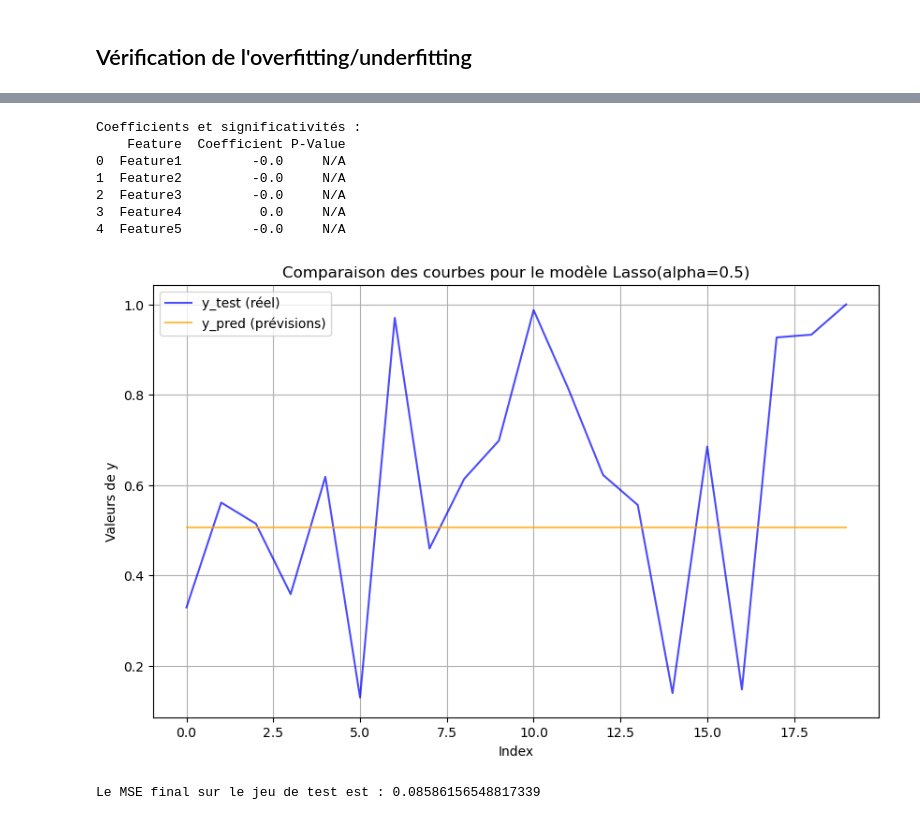
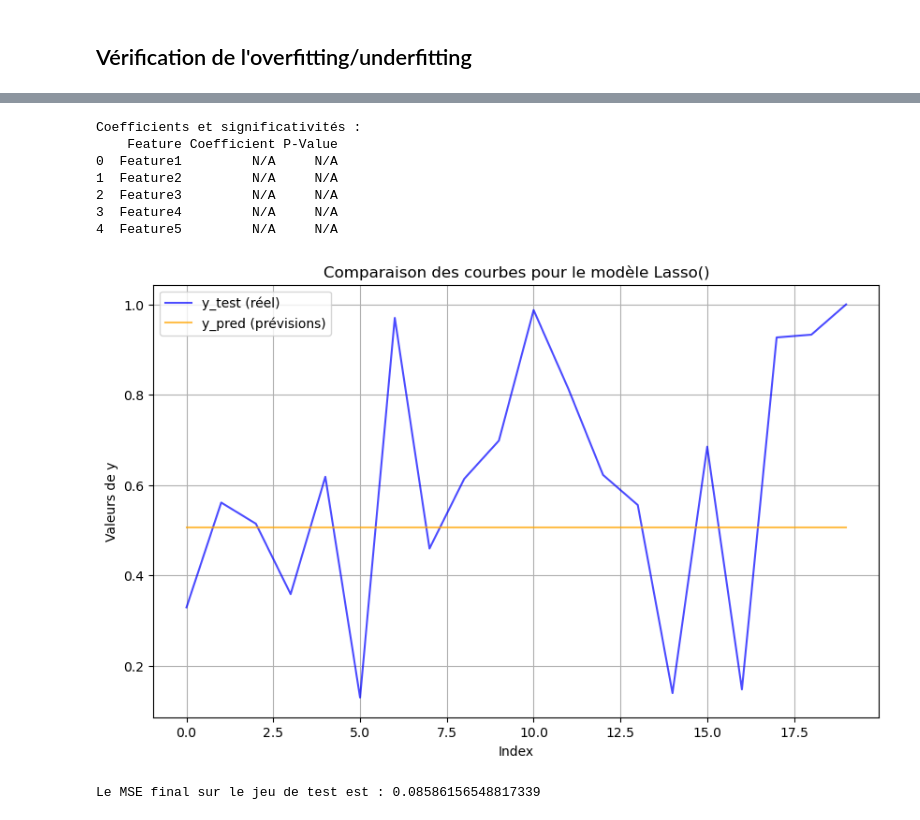
Before and after one commit to LarrySANDJO/House_Price_Prediction_Repo, a Jupyter notebook: Notebooks/Modeles_house_prices.ipynb, the cells around one changed output, grey strips where cells are left out. Cells and saved outputs as stored; diff of their text form; code cells hidden in the pictures.

```diff
--- a/Notebooks/Modeles_house_prices.ipynb
+++ b/Notebooks/Modeles_house_prices.ipynb
@@ -48,5 +39,5 @@ print(df.head())
 # %% [markdown]
 ## Séparation X_train et Y_train
 # %%
-X_train=df.drop(columns=['SalePrice'])
-y_train=df['SalePrice']
+#X_train=df.drop(columns=['SalePrice'])
+#y_train=df['SalePrice']
@@ -296,13 +386,8 @@ Meilleur modèle basé sur le MSE de test: Lasso() avec un MSE de 0.085861565488
 # %% [markdown]
 ## Vérification de l'overfitting/underfitting
 # %%
-import numpy as np
-import matplotlib.pyplot as plt
-from sklearn.model_selection import learning_curve
-
 # Tracer les courbes d'apprentissage pour le modèle sélectionné
-def plot_learning_curves(model, X, y, scoring='neg_mean_squared_error'):
-    from sklearn.model_selection import ShuffleSplit
+def plot_learning_curves(model, X, y, scoring='neg_mean_squared_error',title="Courbe d'apprentissage Test et Train"):
 
     # Définir une validation croisée
     cv = ShuffleSplit(n_splits=5, test_size=0.2, random_state=42)
@@ -321,7 +406,7 @@ def plot_learning_curves(model, X, y, scoring='neg_mean_squared_error'):
     plt.plot(train_sizes, train_scores_mean, 'o-', color="blue", label="Erreur sur Train")
     plt.plot(train_sizes, test_scores_mean, 'o-', color="orange", label="Erreur sur Test")
 
-    plt.title("Courbes d'apprentissage : Train vs Test")
+    plt.title(title)
     plt.xlabel("Nombre d'échantillons d'entraînement")
     plt.ylabel("Erreur (MSE)")
     plt.legend(loc="best")
@@ -329,5 +414,6 @@ def plot_learning_curves(model, X, y, scoring='neg_mean_squared_error'):
     plt.show()
 
 # Appliquer à votre modèle
-plot_learning_curves(best_model_row["Best Model"], X_train, y_train, scoring='neg_mean_squared_error')
+plot_learning_curves(best_model_row["Best Model"], X_train, y_train, scoring='neg_mean_squared_error',title=f"Courbe test et train pour le meilleur modèle ({best_model_row['Model']})")
+plot_learning_curves(best_model_row2["Best Model"], X_train, y_train, scoring='neg_mean_squared_error',title=f"Courbe test et train pour le meilleur modèle ({best_model_row2['Model']})")
 # %% [output]
@@ -350,44 +437,55 @@ if best_model_row["Model"] == "LinearRegression()":
         "P-Value": ols_model.pvalues
     })
 
-else:
-    best_model = best_model_row["Model"]  # Évaluation du modèle (Ridge, Lasso, ElasticNet)
-    best_model.set_params(**best_model_row["Best Parameters"])
+elif best_model_row["Model"] in ["Ridge()", "Lasso()", "ElasticNet()"]:
+    best_model = best_model_row["Model"]
     best_model.fit(X_train, y_train)
     y_pred = best_model.predict(X_test)
 
-    # Extraction des coefficients pour les modèles Ridge, Lasso, et ElasticNet
+    # Extraction des coefficients
     coefficients = pd.DataFrame({
         "Feature": list(X_train.columns),
         "Coefficient": best_model.coef_
     })
     coefficients["P-Value"] = "N/A"  # Les modèles régularisés n'ont pas de significativité statistique
+
+else:
+    best_model = best_model_row["Model"]
+    best_model.fit(X_train, y_train)
+    y_pred = best_model.predict(X_test)
+
+    # Ces modèles (XGBoost, RandomForest et Adaboost) n'ont pas de coefficients interprétables
+    coefficients = pd.DataFrame({
+        "Feature": list(X_train.columns),
+        "Coefficient": "N/A",
+        "P-Value": "N/A"
+    })
 
 # Affichage des coefficients et de leurs significativités
 print("\nCoefficients et significativités :")
 print(coefficients)
 
 # Création d'un graphique comparant y_test et y_pred
 plt.figure(figsize=(10, 6))
 plt.plot(range(len(y_test)), y_test, label="y_test (réel)", color="blue", alpha=0.7)
 plt.plot(range(len(y_pred)), y_pred, label="y_pred (prévisions)", color="orange", alpha=0.7)
 plt.title(f"Comparaison des courbes pour le modèle {best_model_row['Model']}")
 plt.xlabel("Index")
 plt.ylabel("Valeurs de y")
 plt.legend()
 plt.grid(True)
 plt.show()
 
 # Calcul des performances finales
 final_mse = mean_squared_error(y_test, y_pred)
 print(f"\nLe MSE final sur le jeu de test est : {final_mse}")
 # %% [output]
 Coefficients et significativités :
-    Feature  Coefficient P-Value
-0  Feature1         -0.0     N/A
-1  Feature2         -0.0     N/A
-2  Feature3         -0.0     N/A
-3  Feature4          0.0     N/A
-4  Feature5         -0.0     N/A
+    Feature Coefficient P-Value
+0  Feature1         N/A     N/A
+1  Feature2         N/A     N/A
+2  Feature3         N/A     N/A
+3  Feature4         N/A     N/A
+4  Feature5         N/A     N/A
-[figure, old version]
+[figure, new version]
 Le MSE final sur le jeu de test est : 0.08586156548817339
```
Also changed, not shown: parts of 10 cells of this notebook.
